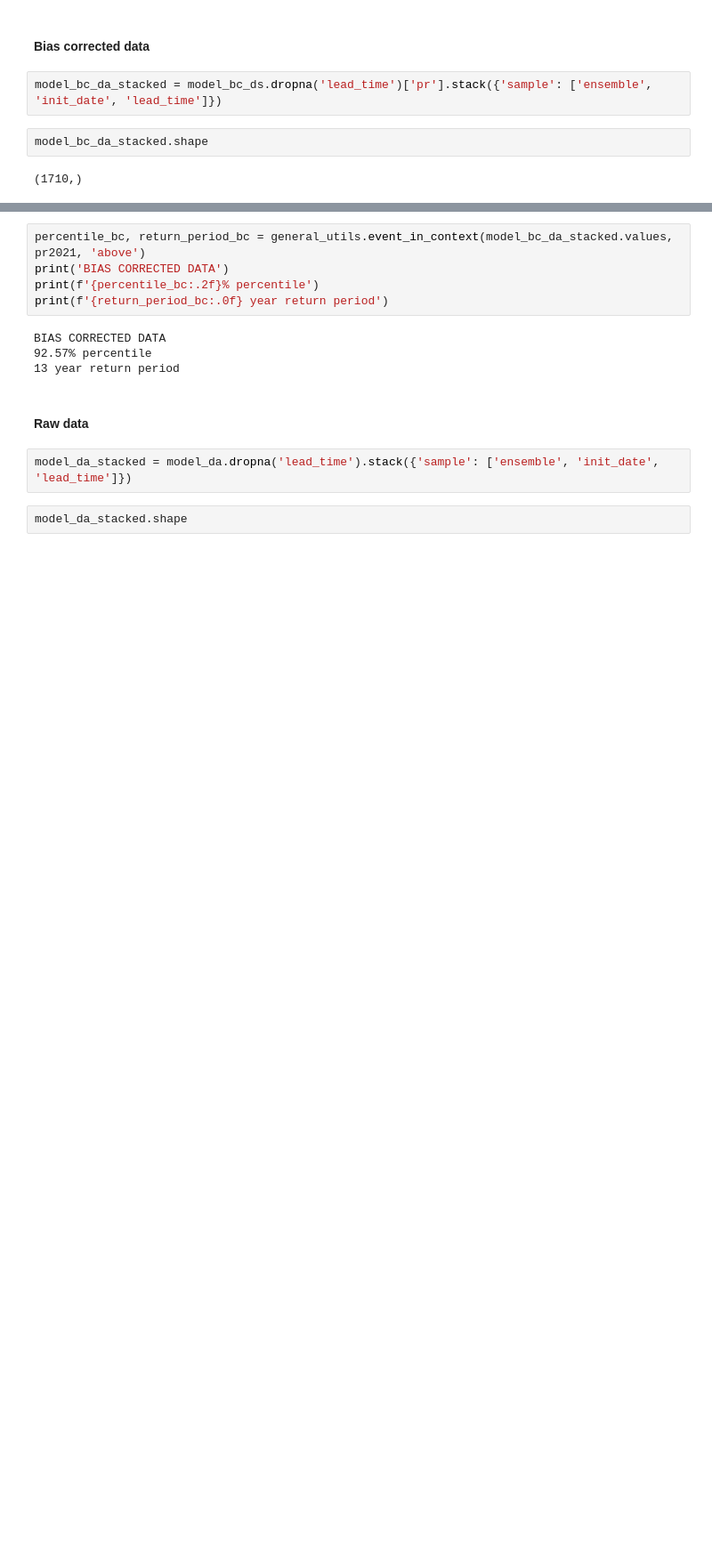
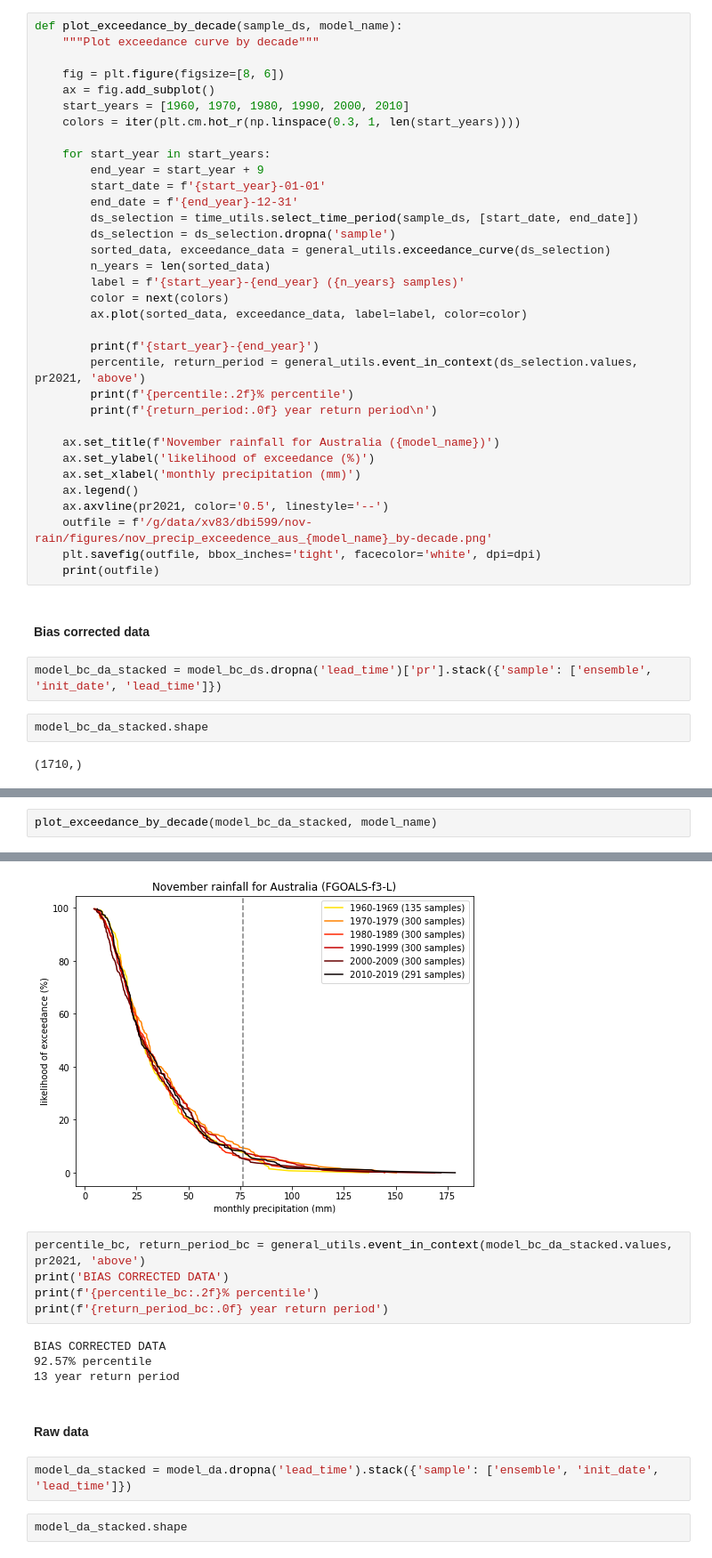
Before and after one commit to AusClimateService/nov-rain, a Jupyter notebook: analysis/analysis_FGOALS-f3-L.ipynb, the cells around one changed output, grey strips where cells are left out. Shown at 89% size. Drawn from its saved outputs; the diff is of its cells as text; blank space fills up the shorter version.

Commit message:
All models done

```diff
--- a/analysis/analysis_FGOALS-f3-L.ipynb
+++ b/analysis/analysis_FGOALS-f3-L.ipynb
@@ -211,3 +275,37 @@ print(pr2021)
+# %%
+def plot_exceedance_by_decade(sample_ds, model_name):
+    """Plot exceedance curve by decade"""
+
+    fig = plt.figure(figsize=[8, 6])
+    ax = fig.add_subplot()
+    start_years = [1960, 1970, 1980, 1990, 2000, 2010]
+    colors = iter(plt.cm.hot_r(np.linspace(0.3, 1, len(start_years))))
+
+    for start_year in start_years:
+        end_year = start_year + 9
+        start_date = f'{start_year}-01-01'
+        end_date = f'{end_year}-12-31'
+        ds_selection = time_utils.select_time_period(sample_ds, [start_date, end_date])
+        ds_selection = ds_selection.dropna('sample')
+        sorted_data, exceedance_data = general_utils.exceedance_curve(ds_selection)
+        n_years = len(sorted_data)
+        label = f'{start_year}-{end_year} ({n_years} samples)'
+        color = next(colors)
+        ax.plot(sorted_data, exceedance_data, label=label, color=color)
+
+        print(f'{start_year}-{end_year}')
+        percentile, return_period = general_utils.event_in_context(ds_selection.values, pr2021, 'above')
+        print(f'{percentile:.2f}% percentile')
+        print(f'{return_period:.0f} year return period\n')
+
+    ax.set_title(f'November rainfall for Australia ({model_name})')
+    ax.set_ylabel('likelihood of exceedance (%)')
+    ax.set_xlabel('monthly precipitation (mm)')
+    ax.legend()
+    ax.axvline(pr2021, color='0.5', linestyle='--')
+    outfile = f'/g/data/xv83/dbi599/nov-rain/figures/nov_precip_exceedence_aus_{model_name}_by-decade.png'
+    plt.savefig(outfile, bbox_inches='tight', facecolor='white', dpi=dpi)
+    print(outfile)
 # %% [markdown]
 #### Bias corrected data
 # %%
@@ -233,0 +322,3 @@ plt.show()
+# %%
+plot_exceedance_by_decade(model_bc_da_stacked, model_name)
+# %% [output]
@@ -234,3 +342,4 @@ plt.show()
+[figure, added]
 # %%
 percentile_bc, return_period_bc = general_utils.event_in_context(model_bc_da_stacked.values, pr2021, 'above')
 print('BIAS CORRECTED DATA')
```
Also changed, not shown: parts of 19 cells of this notebook, 6 other files.
